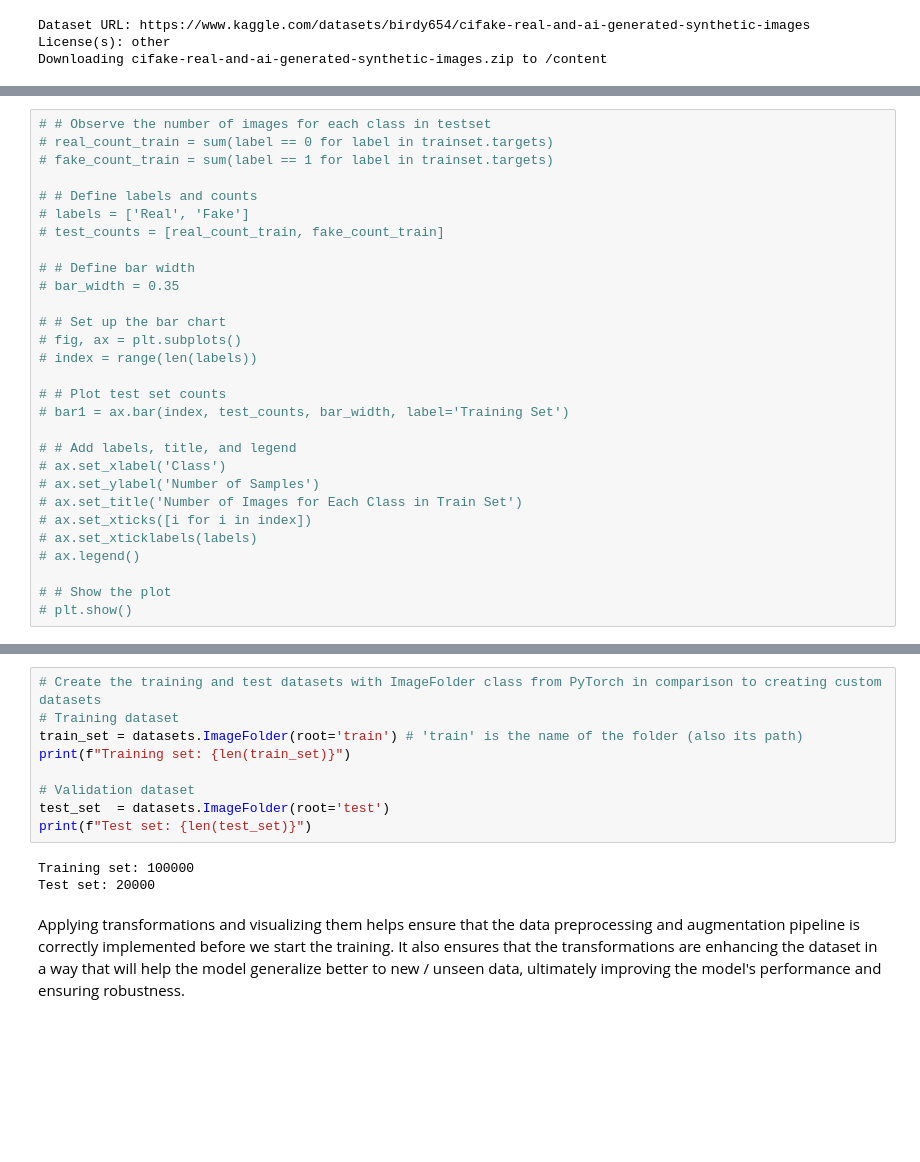
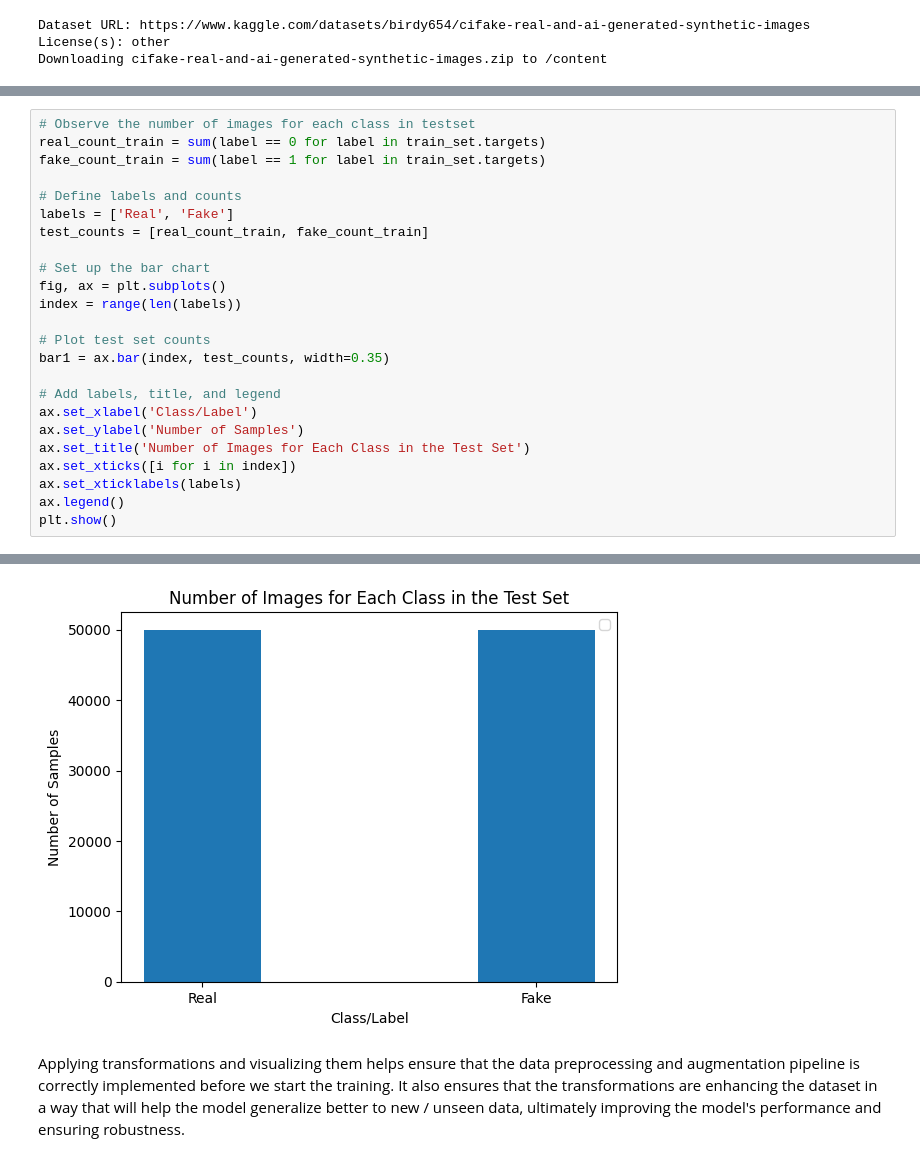
Before and after one commit to stefsyrsiri/synthetic-image-detection, a Jupyter notebook: report.ipynb, the cells around one changed output, grey strips where cells are left out. Cells and saved outputs as stored; diff of their text form; blank space fills up the shorter version.

```diff
--- a/report.ipynb
+++ b/report.ipynb
@@ -129,29 +142,25 @@ print(LABELS)
 # %%
-# # Observe the number of images for each class in testset
-# real_count_train = sum(label == 0 for label in trainset.targets)
-# fake_count_train = sum(label == 1 for label in trainset.targets)
+# Observe the number of images for each class in testset
+real_count_train = sum(label == 0 for label in train_set.targets)
+fake_count_train = sum(label == 1 for label in train_set.targets)
 
-# # Define labels and counts
-# labels = ['Real', 'Fake']
-# test_counts = [real_count_train, fake_count_train]
+# Define labels and counts
+labels = ['Real', 'Fake']
+test_counts = [real_count_train, fake_count_train]
 
-# # Define bar width
-# bar_width = 0.35
+# Set up the bar chart
+fig, ax = plt.subplots()
+index = range(len(labels))
 
-# # Set up the bar chart
-# fig, ax = plt.subplots()
-# index = range(len(labels))
+# Plot test set counts
+bar1 = ax.bar(index, test_counts, width=0.35)
 
-# # Plot test set counts
-# bar1 = ax.bar(index, test_counts, bar_width, label='Training Set')
-
-# # Add labels, title, and legend
-# ax.set_xlabel('Class')
-# ax.set_ylabel('Number of Samples')
-# ax.set_title('Number of Images for Each Class in Train Set')
-# ax.set_xticks([i for i in index])
-# ax.set_xticklabels(labels)
-# ax.legend()
-
-# # Show the plot
-# plt.show()
+# Add labels, title, and legend
+ax.set_xlabel('Class/Label')
+ax.set_ylabel('Number of Samples')
+ax.set_title('Number of Images for Each Class in the Test Set')
+ax.set_xticks([i for i in index])
+ax.set_xticklabels(labels)
+ax.legend()
+plt.show()
+# %% [output]
@@ -158,15 +168,4 @@ print(LABELS)
+[figure, added]
-# %%
-# Create the training and test datasets with ImageFolder class from PyTorch in comparison to creating custom datasets
-# Training dataset
-train_set = datasets.ImageFolder(root='train') # 'train' is the name of the folder (also its path)
-print(f"Training set: {len(train_set)}")
-
-# Validation dataset
-test_set  = datasets.ImageFolder(root='test')
-print(f"Test set: {len(test_set)}")
-# %% [output]
-Training set: 100000
-Test set: 20000
 # %% [markdown]
 Applying transformations and visualizing them helps ensure that the data preprocessing and augmentation pipeline is correctly implemented before we start the training.
 It also ensures that the transformations are enhancing the dataset in a way that will help the model generalize better to new / unseen data,
```
Also changed, not shown: parts of 34 cells of this notebook.
